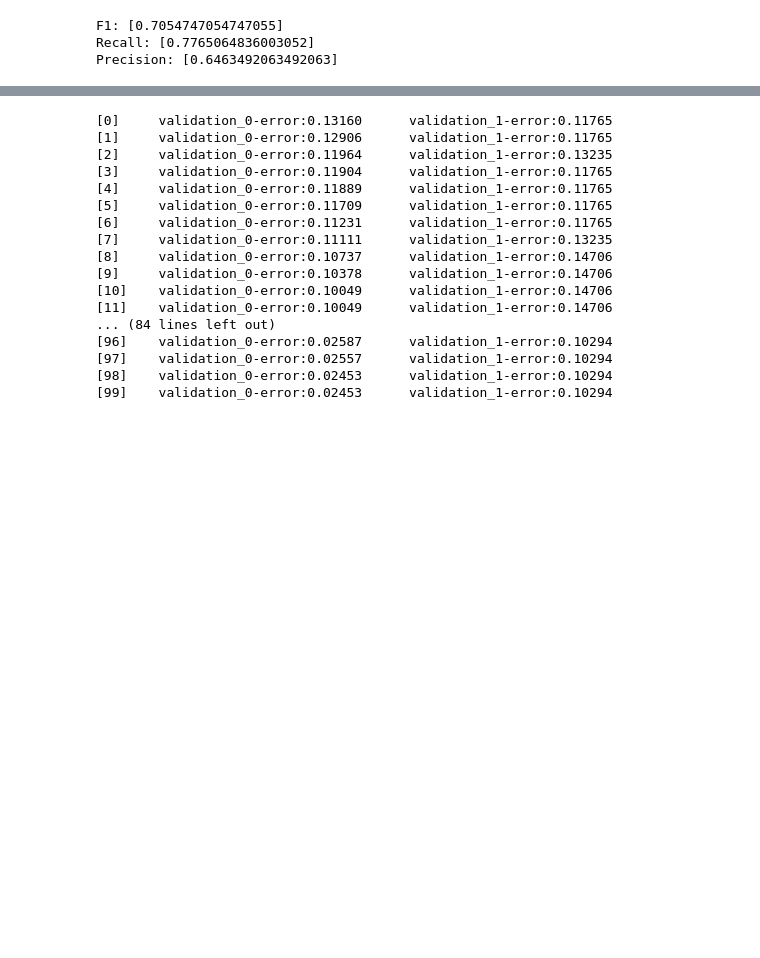
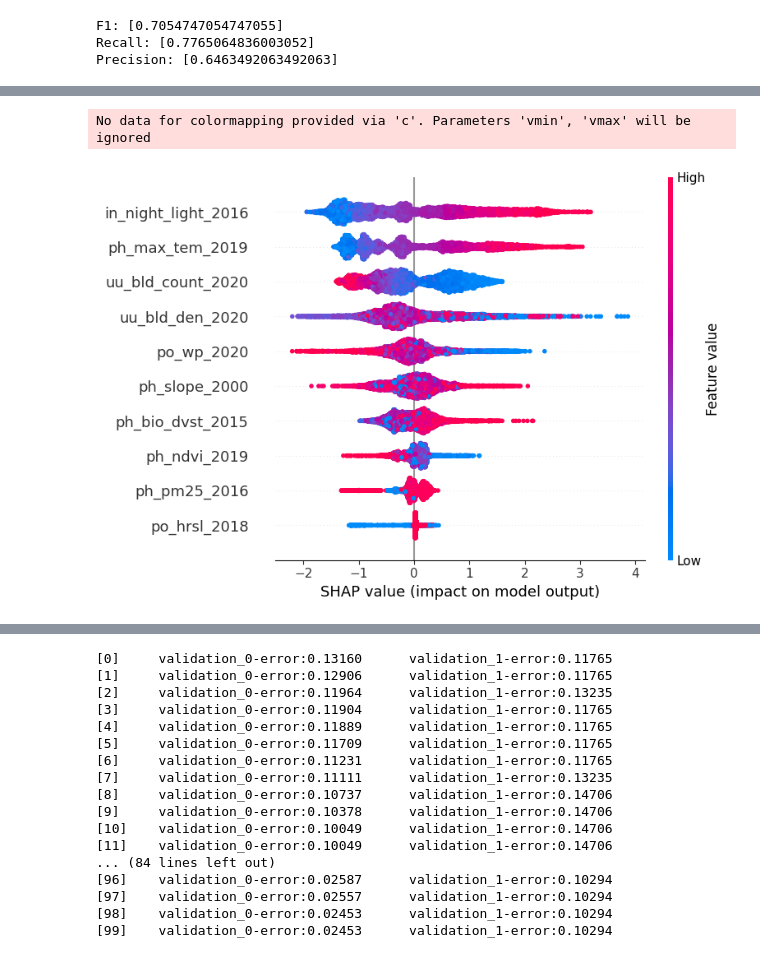
Before and after one commit to maxwellowusu/ML4DAM, a Jupyter notebook: scripts/acc_nai_modeling_SHAP.ipynb, the cells around one changed output, grey strips where cells are left out. Drawn from its saved outputs; the diff is of its cells as text; code cells hidden in the pictures; blank space fills up the shorter version.

```diff
--- a/scripts/acc_nai_modeling_SHAP.ipynb
+++ b/scripts/acc_nai_modeling_SHAP.ipynb
@@ -439,0 +541,5 @@ Precision: [0.6463492063492063]
+# %%
+shap_values = best_model.get_feature_importance(pool_data, type='ShapValues')
+expected_value = shap_values[0,-1]
+shap_values = shap_values[:,:-1]
+print(shap_values.shape)
@@ -439,0 +572,9 @@ Precision: [0.6463492063492063]
+# %%
+feature_names = ['po_wp_2020', 'po_hrsl_2018', 'uu_bld_den_2020', 'uu_bld_count_2020',
+            'ph_slope_2000', 'ph_pm25_2016', 'ph_ndvi_2019', 'ph_bio_dvst_2015',
+            'ph_max_tem_2019', 'in_night_light_2016']
+df_shap = pd.DataFrame(X_train, columns=feature_names)
+shap.summary_plot(shap_values, df_shap)
+# %% [output]
+No data for colormapping provided via 'c'. Parameters 'vmin', 'vmax' will be ignored
+[figure, added]
```
Also changed, not shown: parts of 23 cells of this notebook.
